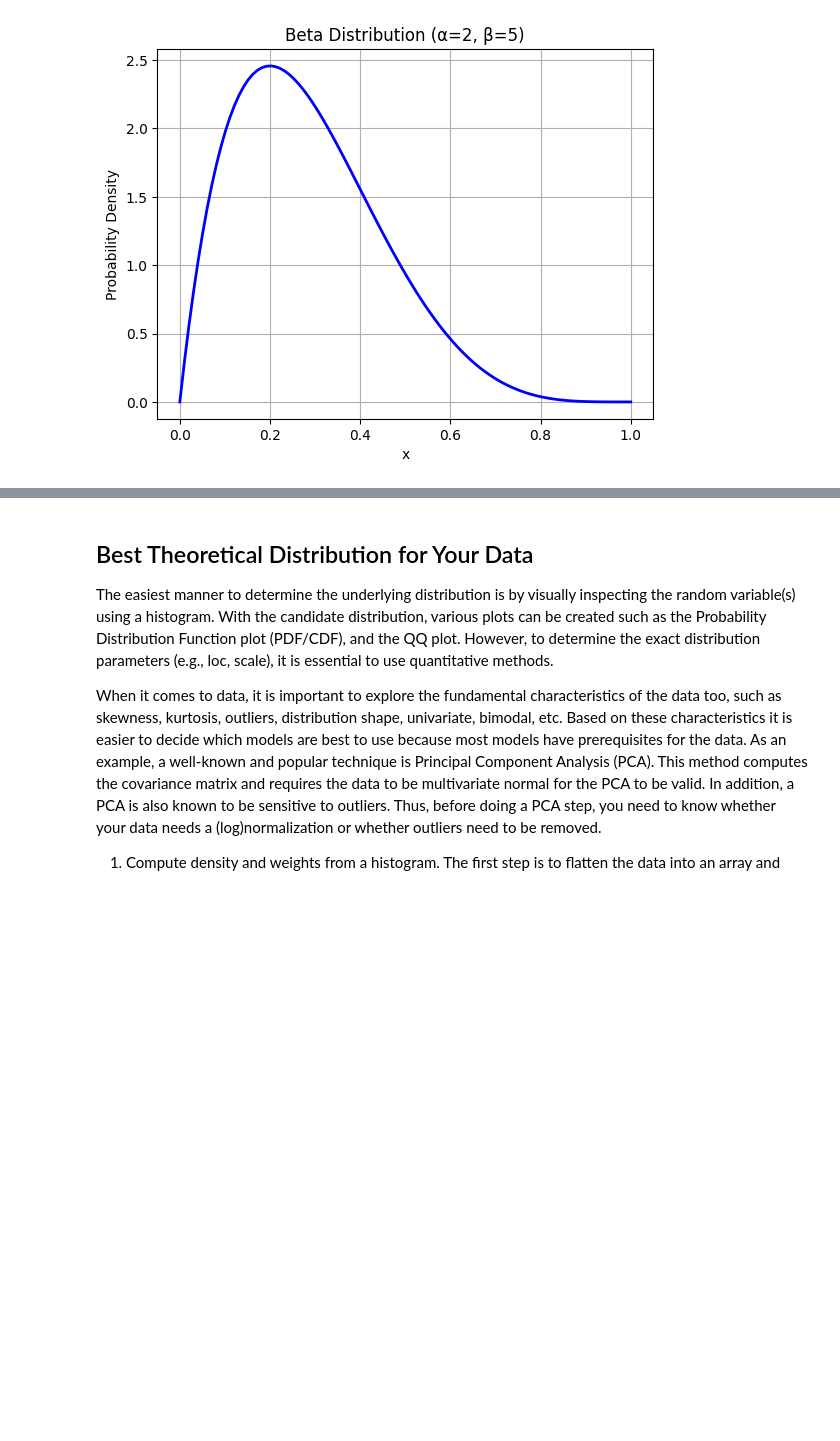
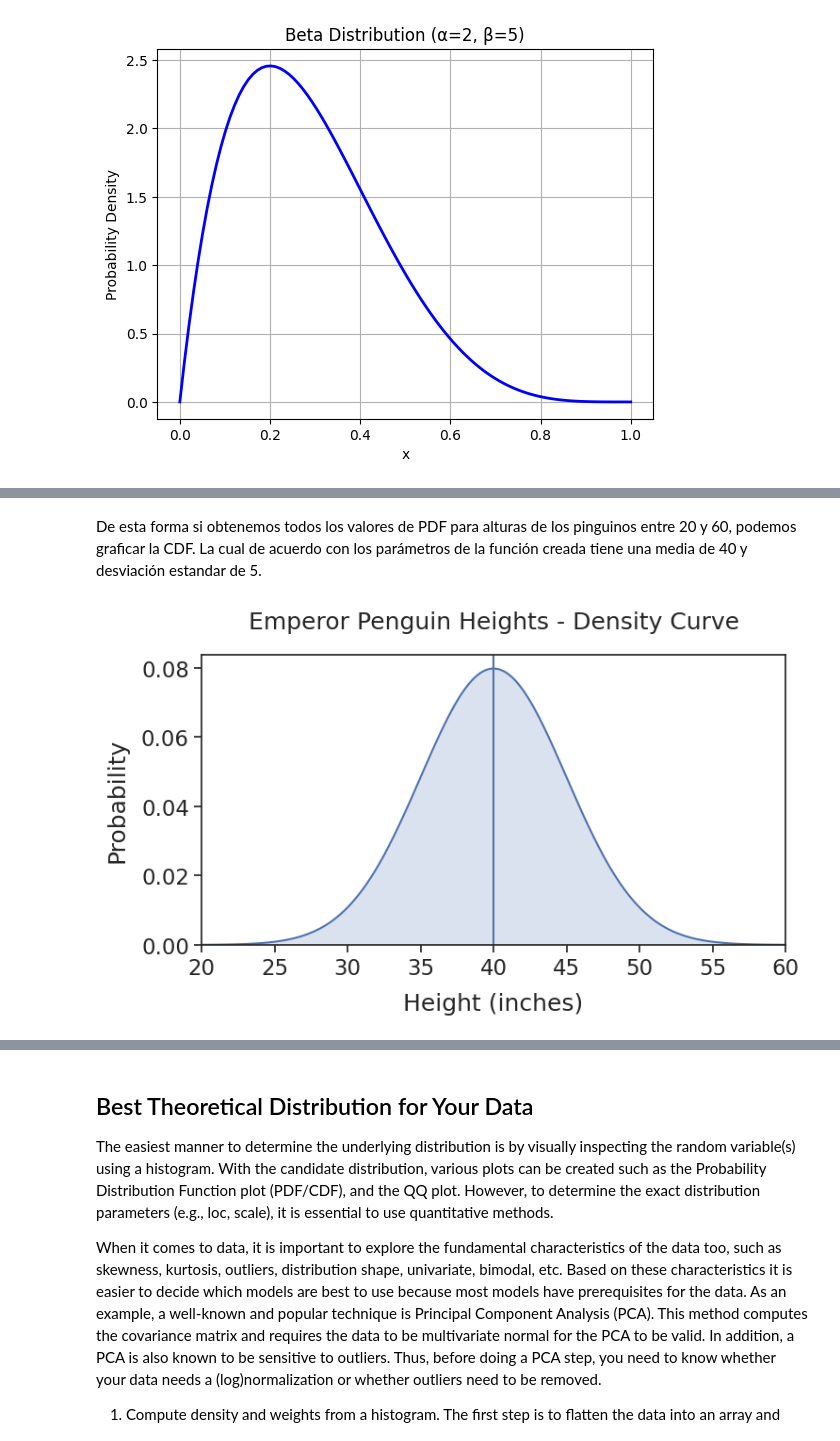
Before and after one commit to edieraristizabal/MachineLearning, a Jupyter notebook: NOTEBOOKS/05_EDA.ipynb, the cells around one changed output, grey strips where cells are left out. Saved outputs shown, nothing was run; the diff lists cells and outputs as text; code cells hidden in the pictures; blank space fills up the shorter version.

```diff
--- a/NOTEBOOKS/05_EDA.ipynb
+++ b/NOTEBOOKS/05_EDA.ipynb
@@ -246,0 +290,36 @@ plt.show()
+# %% [markdown]
+De esta forma si obtenemos todos los valores de PDF para alturas de los pinguinos entre 20 y 60, podemos graficar la CDF. La cual de acuerdo con los parámetros de la función creada tiene una media de 40 y desviación estandar de 5.
+# %%
+# Get 1000 evenly spaced heights between
+# 20 and 60 inches using numpy's linspace()
+min_height = 20
+max_height = 60
+height_values = np.linspace(min_height, max_height, num=1000)
+
+# Calculate probabilites using scipy.stats.norm.pdf()
+probabilities = height_distribution.pdf(x=height_values)
+
+# set graph size
+plt.figure(figsize=(8, 4))
+
+# plot density curve
+# heights on x-axis and their probabilities on y-axis
+plt.plot(height_values, probabilities)
+# shade the area under the density curve
+plt.fill_between(height_values, probabilities, alpha=0.2)
+
+# Remove the dead space (both vertical and horizontal)
+# that Matplotlib adds by default
+axes = plt.gca()
+axes.set_xlim([min_height, max_height])
+ymin, ymax = axes.get_ylim()
+axes.set_ylim([0, ymax])
+plt.axvline(x=40)
+
+# Add figure title, labels
+plt.title("Emperor Penguin Heights - Density Curve", pad=20)
+plt.xlabel("Height (inches)", labelpad=10)
+plt.ylabel("Probability", labelpad=10)
+plt.show()
+# %% [output]
+[figure, added]
```
Also changed, not shown: parts of 15 cells of this notebook, 7 other files.
